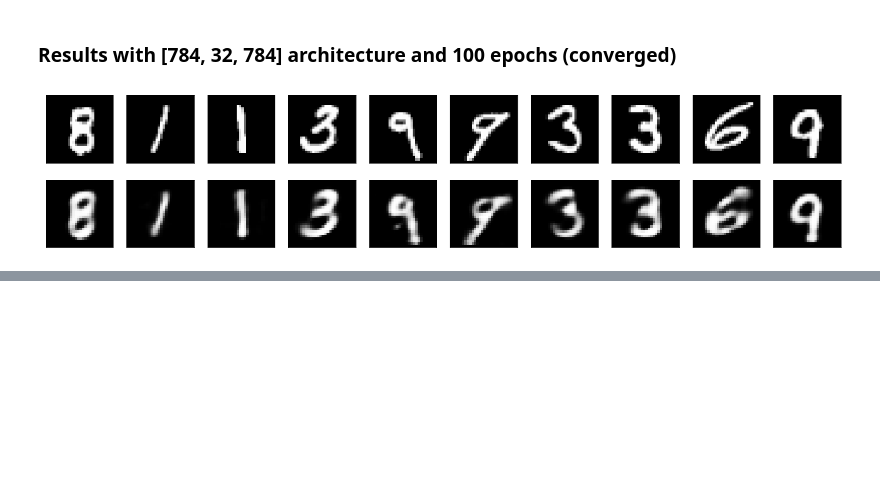
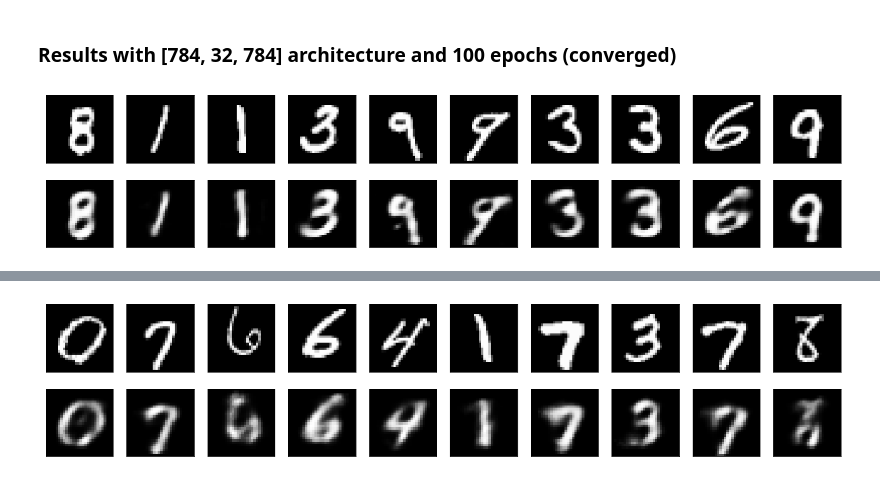
Before and after one commit to ibarrond/VariationalAutoencoders, a Jupyter notebook: BNN-Autoencoder.ipynb, the cells around one changed output, grey strips where cells are left out. Cells and saved outputs as stored; diff of their text form; code cells hidden in the pictures; blank space fills up the shorter version.

```diff
--- a/BNN-Autoencoder.ipynb
+++ b/BNN-Autoencoder.ipynb
@@ -133,0 +128,4 @@ plot_enc_dec()
+# %%
+vi.plot_enc_dec(10)
+# %% [output]
+[figure, added]
```
Also changed, not shown: parts of 8 cells of this notebook, 17 other files.
